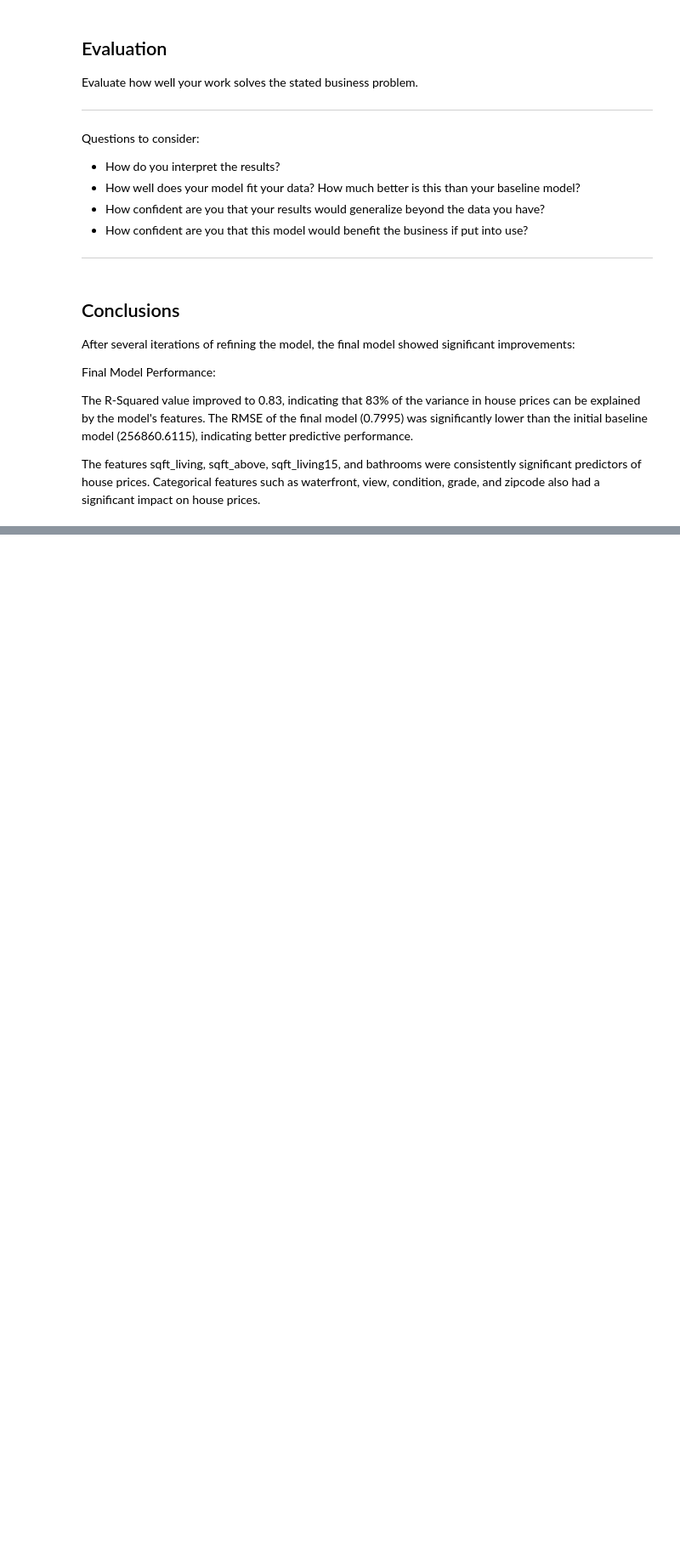
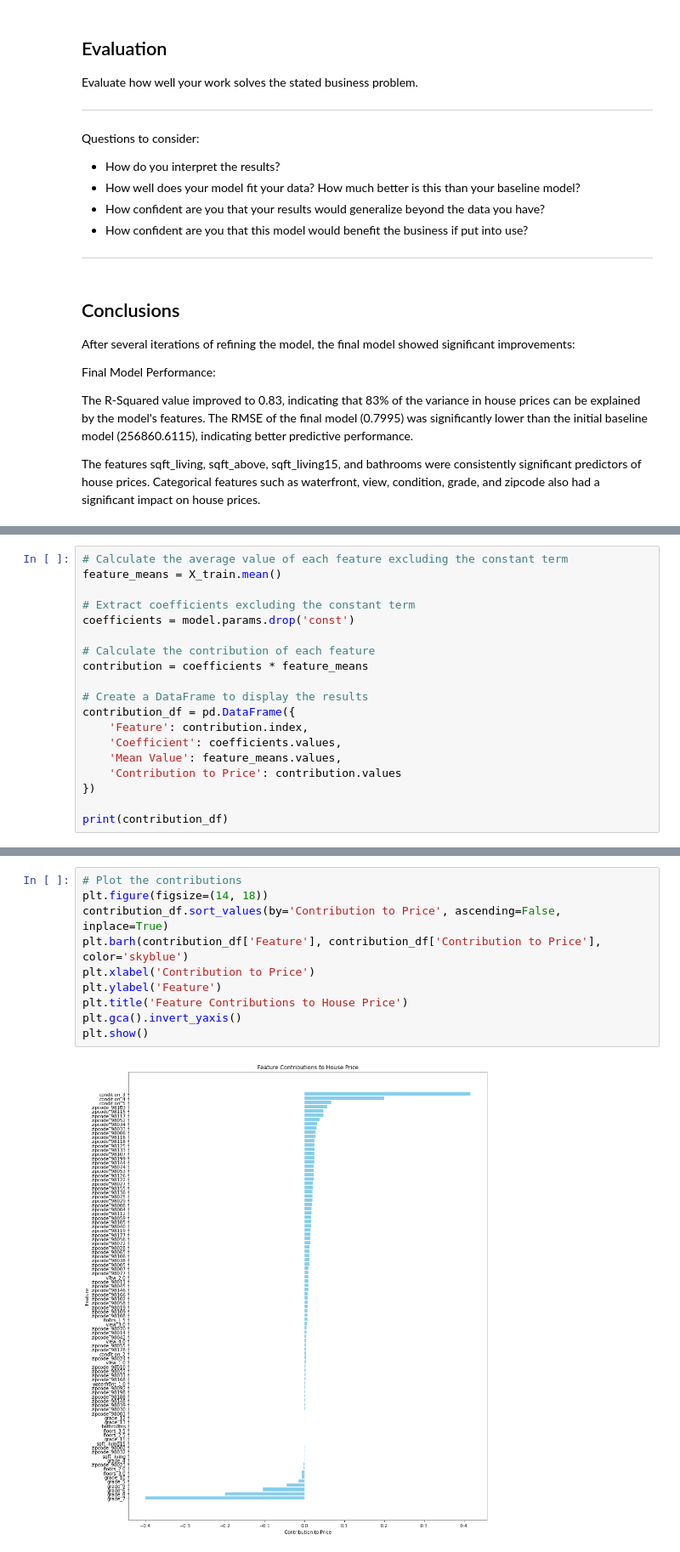
Before and after one commit to wambuiGicheha/Regression_Project, a Jupyter notebook: index.ipynb, the cells around one changed output, grey strips where cells are left out. Shown at 85% size. Saved outputs shown, nothing was run; the diff lists cells and outputs as text; blank space fills up the shorter version.

Commit message:
Contributions of predictors

```diff
--- a/index.ipynb
+++ b/index.ipynb
@@ -844,0 +847,19 @@ The features sqft_living, sqft_above, sqft_living15, and bathrooms were consiste
+# %%
+# Calculate the average value of each feature excluding the constant term
+feature_means = X_train.mean()
+
+# Extract coefficients excluding the constant term
+coefficients = model.params.drop('const')
+
+# Calculate the contribution of each feature
+contribution = coefficients * feature_means
+
+# Create a DataFrame to display the results
+contribution_df = pd.DataFrame({
+    'Feature': contribution.index,
+    'Coefficient': coefficients.values,
+    'Mean Value': feature_means.values,
+    'Contribution to Price': contribution.values
+})
+
+print(contribution_df)
@@ -844,0 +881,12 @@ The features sqft_living, sqft_above, sqft_living15, and bathrooms were consiste
+# %%
+# Plot the contributions
+plt.figure(figsize=(14, 18))
+contribution_df.sort_values(by='Contribution to Price', ascending=False, inplace=True)
+plt.barh(contribution_df['Feature'], contribution_df['Contribution to Price'], color='skyblue')
+plt.xlabel('Contribution to Price')
+plt.ylabel('Feature')
+plt.title('Feature Contributions to House Price')
+plt.gca().invert_yaxis()
+plt.show()
+# %% [output]
+[figure, added]
```
Also changed, not shown: parts of 2 cells of this notebook.
